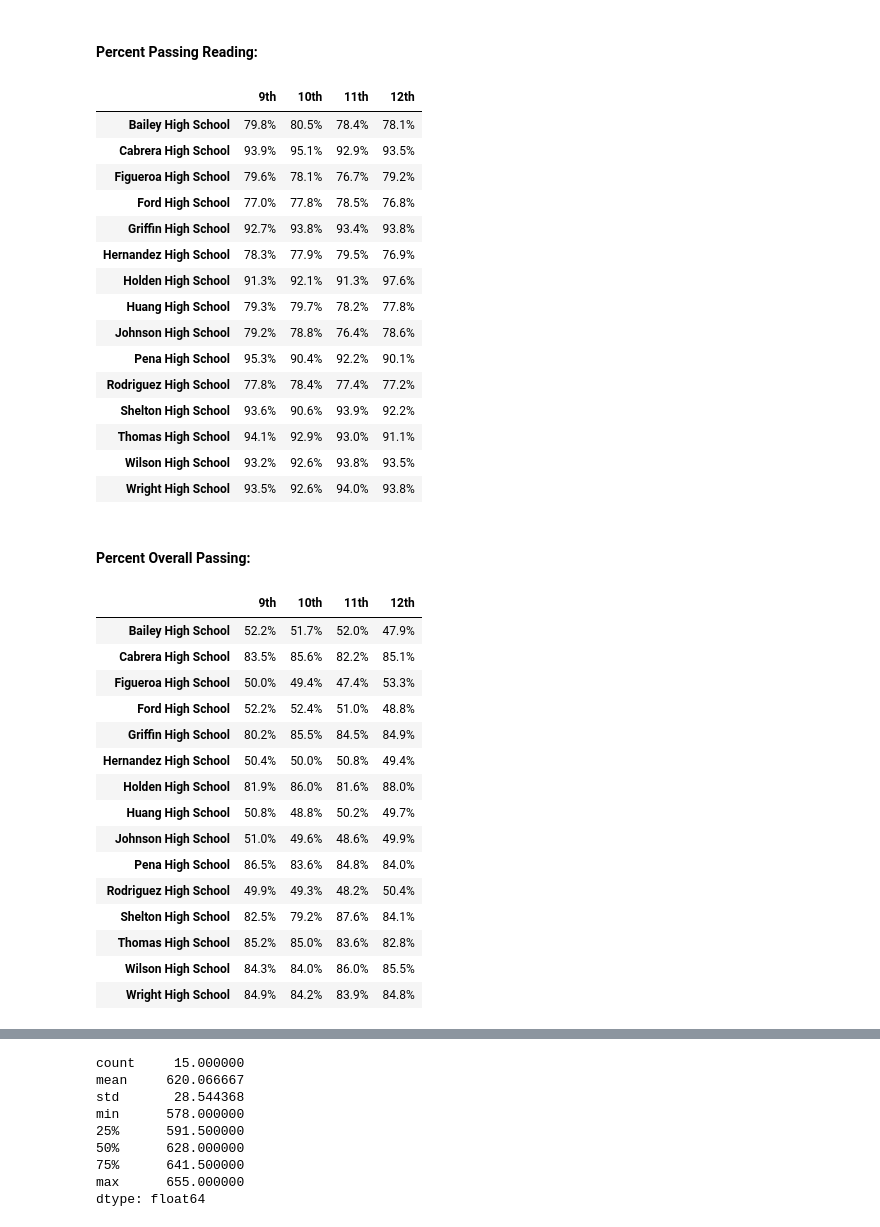
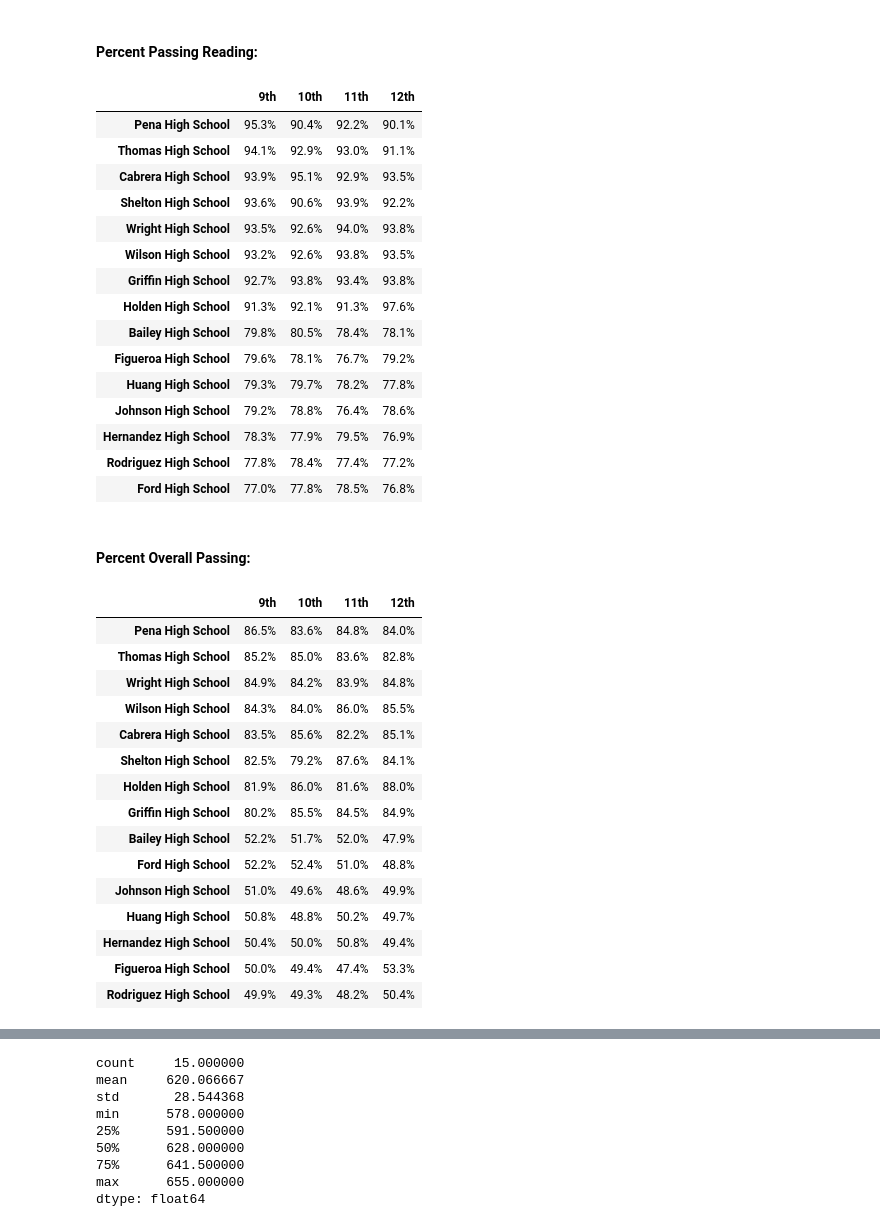
Before and after one commit to Bag0niku/School_District_Analysis, a Jupyter notebook: PyCitySchools.ipynb, the cells around one changed output, grey strips where cells are left out. Cells and saved outputs as stored; diff of their text form; code cells hidden in the pictures.

```diff
--- a/PyCitySchools.ipynb
+++ b/PyCitySchools.ipynb
@@ -654,51 +655,51 @@ reading_percent_grade_level_df['10th'] = ((all_df[(all_df['grade']=='10th') & (a
 reading_percent_grade_level_df['11th'] = ((all_df[(all_df['grade']=='11th') & (all_df['reading_score']>70)].groupby(['school_name']).count()['reading_score']/(all_df[(all_df['grade']=='11th')].groupby(['school_name'])['reading_score'].count()))*100).map("{:.1f}%".format)
 reading_percent_grade_level_df['12th'] = ((all_df[(all_df['grade']=='12th') & (all_df['reading_score']>70)].groupby(['school_name']).count()['reading_score']/(all_df[(all_df['grade']=='12th')].groupby(['school_name'])['reading_score'].count()))*100).map("{:.1f}%".format)
 reading_percent_grade_level_df.index.name = None
-reading_percent_grade_level_df
+reading_percent_grade_level_df.sort_values(['9th'], ascending=False)
 # %% [output]
 |  | 9th | 10th | 11th | 12th |
+| Pena High School | 95.3% | 90.4% | 92.2% | 90.1% |
+| Thomas High School | 94.1% | 92.9% | 93.0% | 91.1% |
+| Cabrera High School | 93.9% | 95.1% | 92.9% | 93.5% |
+| Shelton High School | 93.6% | 90.6% | 93.9% | 92.2% |
+| Wright High School | 93.5% | 92.6% | 94.0% | 93.8% |
+| Wilson High School | 93.2% | 92.6% | 93.8% | 93.5% |
+| Griffin High School | 92.7% | 93.8% | 93.4% | 93.8% |
+| Holden High School | 91.3% | 92.1% | 91.3% | 97.6% |
 | Bailey High School | 79.8% | 80.5% | 78.4% | 78.1% |
-| Cabrera High School | 93.9% | 95.1% | 92.9% | 93.5% |
 | Figueroa High School | 79.6% | 78.1% | 76.7% | 79.2% |
-| Ford High School | 77.0% | 77.8% | 78.5% | 76.8% |
-| Griffin High School | 92.7% | 93.8% | 93.4% | 93.8% |
-| Hernandez High School | 78.3% | 77.9% | 79.5% | 76.9% |
-| Holden High School | 91.3% | 92.1% | 91.3% | 97.6% |
 | Huang High School | 79.3% | 79.7% | 78.2% | 77.8% |
 | Johnson High School | 79.2% | 78.8% | 76.4% | 78.6% |
-| Pena High School | 95.3% | 90.4% | 92.2% | 90.1% |
+| Hernandez High School | 78.3% | 77.9% | 79.5% | 76.9% |
 | Rodriguez High School | 77.8% | 78.4% | 77.4% | 77.2% |
-| Shelton High School | 93.6% | 90.6% | 93.9% | 92.2% |
-| Thomas High School | 94.1% | 92.9% | 93.0% | 91.1% |
-| Wilson High School | 93.2% | 92.6% | 93.8% | 93.5% |
-| Wright High School | 93.5% | 92.6% | 94.0% | 93.8% |
+| Ford High School | 77.0% | 77.8% | 78.5% | 76.8% |
 # %% [markdown]
 #### Percent Overall Passing:
 # %%
 math_reading_grade_level_df = pd.DataFrame()
 math_reading_grade_level_df['9th'] = ((all_df[(all_df['grade']=='9th') & (all_df['math_score']>70) & (all_df['reading_score']>70)].groupby(['school_name']).count()['math_score']/(all_df[(all_df['grade']=='9th')].groupby(['school_name'])['math_score'].count()))*100).map("{:.1f}%".format)
 math_reading_grade_level_df['10th'] = ((all_df[(all_df['grade']=='10th') & (all_df['math_score']>70) & (all_df['reading_score']>70)].groupby(['school_name']).count()['math_score']/(all_df[(all_df['grade']=='10th')].groupby(['school_name'])['math_score'].count()))*100).map("{:.1f}%".format)
 math_reading_grade_level_df['11th'] = ((all_df[(all_df['grade']=='11th') & (all_df['math_score']>70) & (all_df['reading_score']>70)].groupby(['school_name']).count()['math_score']/(all_df[(all_df['grade']=='11th')].groupby(['school_name'])['math_score'].count()))*100).map("{:.1f}%".format)
 math_reading_grade_level_df['12th'] = ((all_df[(all_df['grade']=='12th') & (all_df['math_score']>70) & (all_df['reading_score']>70)].groupby(['school_name']).count()['math_score']/(all_df[(all_df['grade']=='12th')].groupby(['school_name'])['math_score'].count()))*100).map("{:.1f}%".format)
 math_reading_grade_level_df.index.name = None
-math_reading_grade_level_df
+math_reading_grade_level_df.sort_values(['9th'], ascending=False)
 # %% [output]
 |  | 9th | 10th | 11th | 12th |
+| Pena High School | 86.5% | 83.6% | 84.8% | 84.0% |
+| Thomas High School | 85.2% | 85.0% | 83.6% | 82.8% |
+| Wright High School | 84.9% | 84.2% | 83.9% | 84.8% |
+| Wilson High School | 84.3% | 84.0% | 86.0% | 85.5% |
+| Cabrera High School | 83.5% | 85.6% | 82.2% | 85.1% |
+| Shelton High School | 82.5% | 79.2% | 87.6% | 84.1% |
+| Holden High School | 81.9% | 86.0% | 81.6% | 88.0% |
+| Griffin High School | 80.2% | 85.5% | 84.5% | 84.9% |
 | Bailey High School | 52.2% | 51.7% | 52.0% | 47.9% |
-| Cabrera High School | 83.5% | 85.6% | 82.2% | 85.1% |
+| Ford High School | 52.2% | 52.4% | 51.0% | 48.8% |
+| Johnson High School | 51.0% | 49.6% | 48.6% | 49.9% |
+| Huang High School | 50.8% | 48.8% | 50.2% | 49.7% |
+| Hernandez High School | 50.4% | 50.0% | 50.8% | 49.4% |
 | Figueroa High School | 50.0% | 49.4% | 47.4% | 53.3% |
-| Ford High School | 52.2% | 52.4% | 51.0% | 48.8% |
-| Griffin High School | 80.2% | 85.5% | 84.5% | 84.9% |
-| Hernandez High School | 50.4% | 50.0% | 50.8% | 49.4% |
-| Holden High School | 81.9% | 86.0% | 81.6% | 88.0% |
-| Huang High School | 50.8% | 48.8% | 50.2% | 49.7% |
-| Johnson High School | 51.0% | 49.6% | 48.6% | 49.9% |
-| Pena High School | 86.5% | 83.6% | 84.8% | 84.0% |
 | Rodriguez High School | 49.9% | 49.3% | 48.2% | 50.4% |
-| Shelton High School | 82.5% | 79.2% | 87.6% | 84.1% |
-| Thomas High School | 85.2% | 85.0% | 83.6% | 82.8% |
-| Wilson High School | 84.3% | 84.0% | 86.0% | 85.5% |
-| Wright High School | 84.9% | 84.2% | 83.9% | 84.8% |
 # %% [markdown]
 # Create a Statistical Table
 
```
Also changed, not shown: parts of 24 cells of this notebook.
